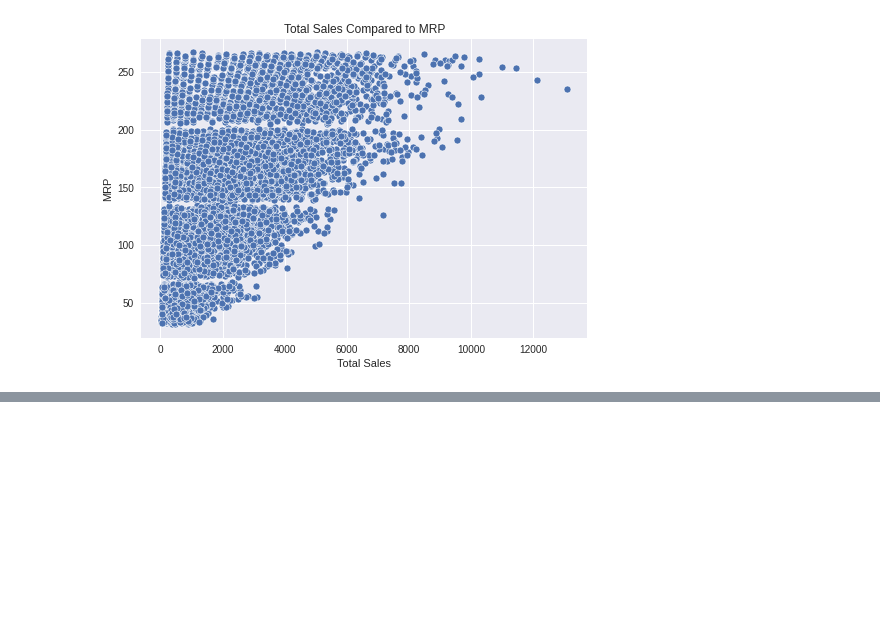
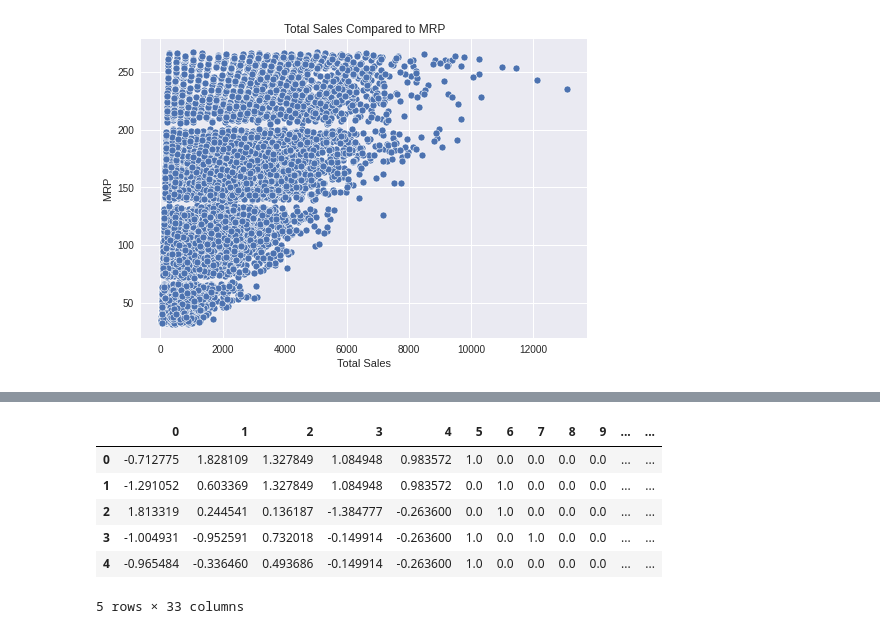
Before and after one commit to meburns2011/Food-Sales-Predictions, a Jupyter notebook: Food_Sales_Predictions.ipynb, the cells around one changed output, grey strips where cells are left out. Cells and saved outputs as stored; diff of their text form; code cells hidden in the pictures; blank space fills up the shorter version.

```diff
--- a/Food_Sales_Predictions.ipynb
+++ b/Food_Sales_Predictions.ipynb
@@ -594,0 +640,16 @@ Text(0.5, 1.0, 'Total Sales Compared to MRP')
+# %%
+#scaling numerical columns and creating onehots for object columns
+scaler=StandardScaler()
+ohe=OneHotEncoder(handle_unknown='ignore', sparse=False)
+# %%
+#defining tuples
+num_tuple=(scaler,num_selector)
+cat_tuple=(ohe,cat_selector)
+
+#transforming data using skikit
+from sklearn.compose import make_column_transformer
+col_transformer=make_column_transformer(num_tuple,cat_tuple,remainder='passthrough')
+# %%
+##fitting the column transformer to only the training data to prevent data leakage
+
+col_transformer.fit(X_train)
@@ -594,0 +664,2 @@ Text(0.5, 1.0, 'Total Sales Compared to MRP')
+# %%
+X_train_processed=col_transformer.transform(X_train)
@@ -594,0 +682,11 @@ Text(0.5, 1.0, 'Total Sales Compared to MRP')
+# %%
+X_train_sales_data = pd.DataFrame(X_train_processed)
+X_train_sales_data.head()
+# %% [output]
+|  | 0 | 1 | 2 | 3 | 4 | 5 | 6 | 7 | 8 | 9 | ... | ... |
+| 0 | -0.712775 | 1.828109 | 1.327849 | 1.084948 | 0.983572 | 1.0 | 0.0 | 0.0 | 0.0 | 0.0 | ... | ... |
+| 1 | -1.291052 | 0.603369 | 1.327849 | 1.084948 | 0.983572 | 0.0 | 1.0 | 0.0 | 0.0 | 0.0 | ... | ... |
+| 2 | 1.813319 | 0.244541 | 0.136187 | -1.384777 | -0.263600 | 0.0 | 1.0 | 0.0 | 0.0 | 0.0 | ... | ... |
+| 3 | -1.004931 | -0.952591 | 0.732018 | -0.149914 | -0.263600 | 1.0 | 0.0 | 1.0 | 0.0 | 0.0 | ... | ... |
+| 4 | -0.965484 | -0.336460 | 0.493686 | -0.149914 | -0.263600 | 1.0 | 0.0 | 0.0 | 0.0 | 0.0 | ... | ... |
+5 rows × 33 columns
```
Also changed, not shown: parts of 15 cells of this notebook.
